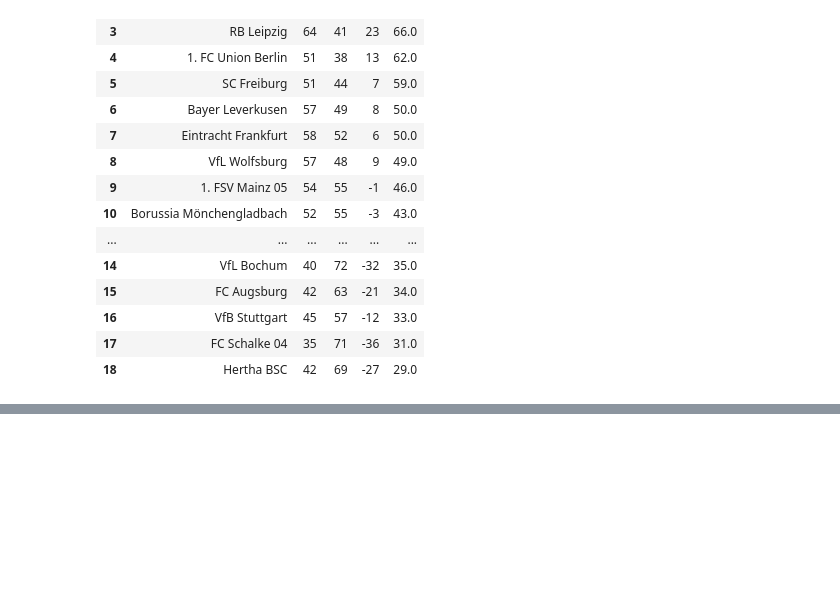
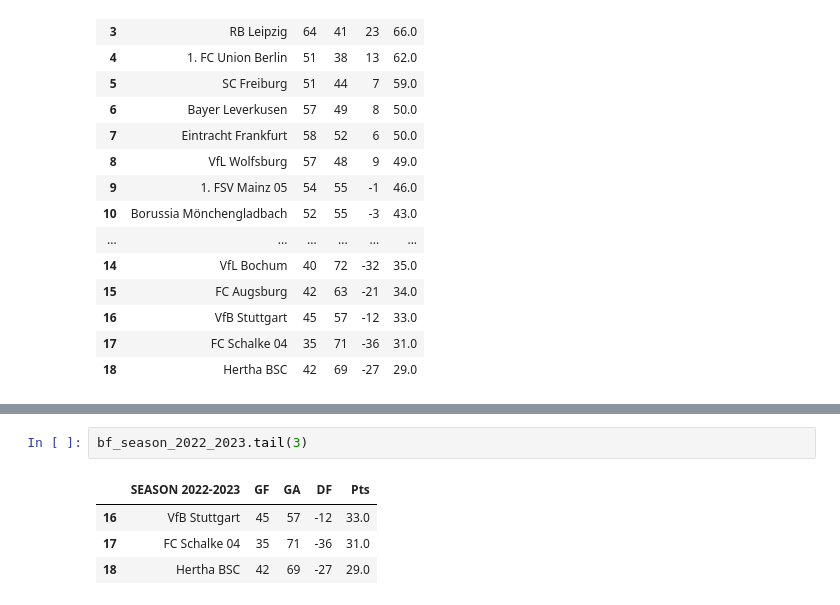
Before and after one commit to OmarFloresPTY/Pandas_Bundesliga_Analisis, a Jupyter notebook: bundesliga_2005_to_2023_season.ipynb, the cells around one changed output, grey strips where cells are left out. Saved outputs shown, nothing was run; the diff lists cells and outputs as text; blank space fills up the shorter version.

```diff
--- a/bundesliga_2005_to_2023_season.ipynb
+++ b/bundesliga_2005_to_2023_season.ipynb
@@ -473,0 +493,7 @@ bf_season_2022_2023
+# %%
+bf_season_2022_2023.tail(3)
+# %% [output]
+|  | SEASON 2022-2023 | GF | GA | DF | Pts |
+| 16 | VfB Stuttgart | 45 | 57 | -12 | 33.0 |
+| 17 | FC Schalke 04 | 35 | 71 | -36 | 31.0 |
+| 18 | Hertha BSC | 42 | 69 | -27 | 29.0 |
```
Also changed, not shown: parts of 11 cells of this notebook.
